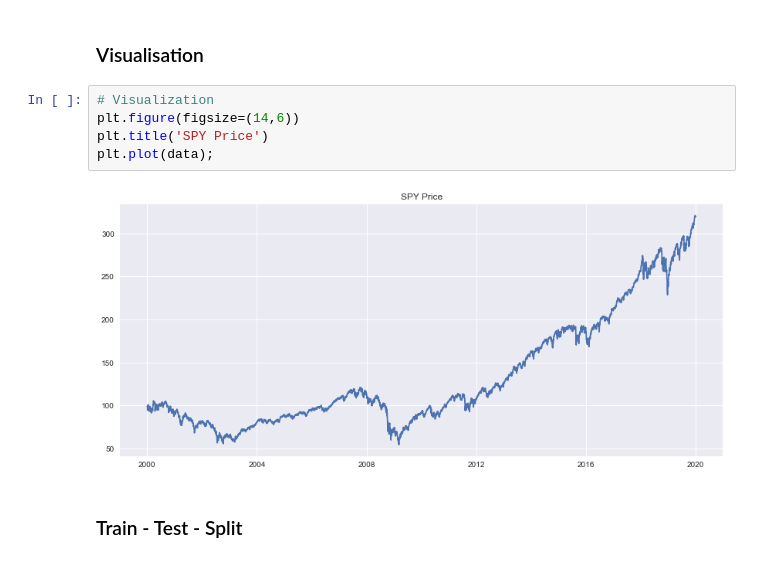
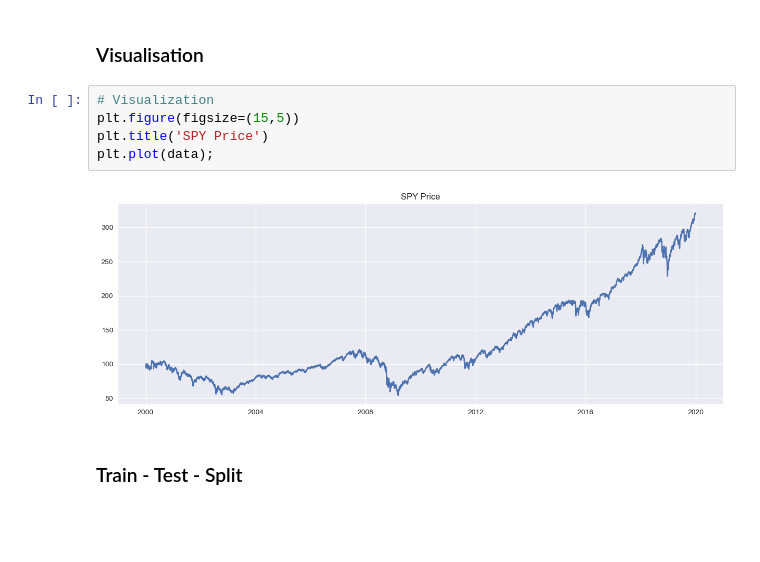
Before and after one commit to eightsmile/cqf, a Jupyter notebook: PythonLab/Lab13_ApplicationofNeuralNetworksusing TensorFlow&Keras/tensorflow.ipynb, the cells around one changed output. Drawn from its saved outputs; the diff is of its cells as text; blank space fills up the shorter version.

```diff
--- a/PythonLab/Lab13_ApplicationofNeuralNetworksusing TensorFlow&Keras/tensorflow.ipynb
+++ b/PythonLab/Lab13_ApplicationofNeuralNetworksusing TensorFlow&Keras/tensorflow.ipynb
@@ -228,11 +235,11 @@ dtype: int64
 ### Visualisation
 # %%
 # Visualization
-plt.figure(figsize=(14,6))
+plt.figure(figsize=(15,5))
 plt.title('SPY Price')
 plt.plot(data);
 # %% [output]
-[figure, old version]
+[figure, new version]
 # %% [markdown]
 ### Train - Test - Split
 # %%
```
Also changed, not shown: parts of 17 cells of this notebook, 13 other files.
